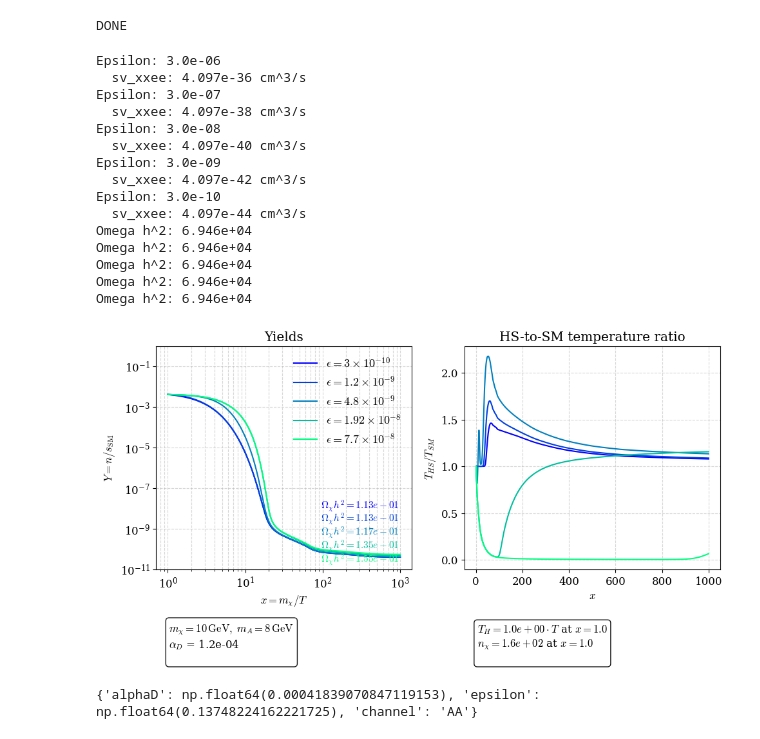
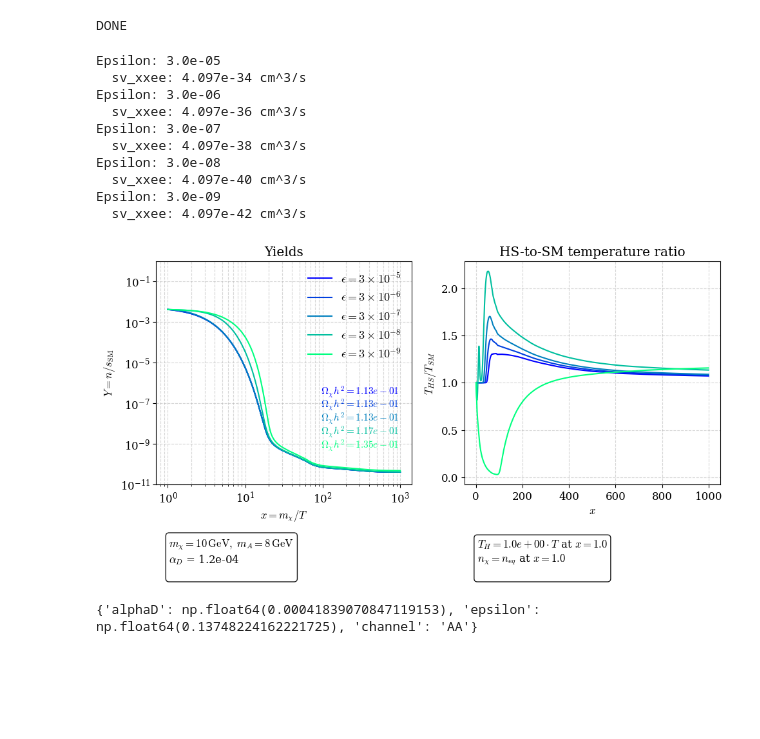
Before and after one commit to charlottemyers/darkphotons, a Jupyter notebook: dark_photon_freezeout_improved.ipynb, the cells around one changed output. Cells and saved outputs as stored; diff of their text form; code cells hidden in the pictures; blank space fills up the shorter version.

```diff
--- a/dark_photon_freezeout_improved.ipynb
+++ b/dark_photon_freezeout_improved.ipynb
@@ -1013,10 +982,9 @@ DONE
 for params in [paramsAe, paramsBe, paramsCe, paramsDe, paramsEe]:
     print("Epsilon: %.1e" % (params["epsilon"],))
     print("  sv_xxee: %.3e cm^3/s" % (params["sv_xxee"] * Gev2_to_cm3s,))
-
-for o in [omegah2Ae, omegah2Be, omegah2Ce, omegah2De, omegah2Ee]:
-    print("Omega h^2: %.3e" % (o,))
 # %% [output]
+Epsilon: 3.0e-05
+  sv_xxee: 4.097e-34 cm^3/s
 Epsilon: 3.0e-06
   sv_xxee: 4.097e-36 cm^3/s
 Epsilon: 3.0e-07
@@ -1025,27 +993,20 @@ Epsilon: 3.0e-08
   sv_xxee: 4.097e-40 cm^3/s
 Epsilon: 3.0e-09
   sv_xxee: 4.097e-42 cm^3/s
-Epsilon: 3.0e-10
-  sv_xxee: 4.097e-44 cm^3/s
-Omega h^2: 6.946e+04
-Omega h^2: 6.946e+04
-Omega h^2: 6.946e+04
-Omega h^2: 6.946e+04
-Omega h^2: 6.946e+04
 # %%
 palette = plt.get_cmap("winter", 5)
 
 runs = [
     {"params": paramsAe, "result": resultsAe,
-     "label": r"$\epsilon = 3\times10^{-10}$", "color": palette(0),   "Omega_h2": omegah2Ae},
+     "label": r"$\epsilon = 3\times10^{-5}$", "color": palette(0),   "Omega_h2": omegah2Ae},
     {"params": paramsBe, "result": resultsBe,
-     "label": r"$\epsilon = 1.2\times10^{-9}$", "color": palette(1),   "Omega_h2": omegah2Be},
+     "label": r"$\epsilon = 3\times10^{-6}$", "color": palette(1),   "Omega_h2": omegah2Be},
     {"params": paramsCe, "result": resultsCe,
-     "label": r"$\epsilon = 4.8\times10^{-9}$", "color": palette(2),  "Omega_h2": omegah2Ce},
+     "label": r"$\epsilon = 3\times10^{-7}$", "color": palette(2),  "Omega_h2": omegah2Ce},
     {"params": paramsDe, "result": resultsDe,
-        "label": r"$\epsilon = 1.92\times10^{-8}$", "color": palette(3),  "Omega_h2": omegah2De},
+        "label": r"$\epsilon = 3\times10^{-8}$", "color": palette(3),  "Omega_h2": omegah2De},
     {"params": paramsEe, "result": resultsEe,
-        "label": r"$\epsilon = 7.7\times10^{-8}$", "color": palette(4),  "Omega_h2": omegah2Ee},
+        "label": r"$\epsilon =  3\times10^{-9}$", "color": palette(4),  "Omega_h2": omegah2Ee},
 ]
 
 # --- CONFIG ---
@@ -1079,7 +1040,7 @@ for i, run in enumerate(runs):
     ax[0].loglog(xs, Ychi, color=c, label=rf"{lbl_run}", ls = "-")
     #ax[0].loglog(xs, YA,   ls=ls, color=col_A,  label=rf"$Y_A$ ({lbl_run})")
 
-    # --- Equilibrium (optional) ---
+    # --- Equilibrium ---
     if show_eq:
         gchi = params.get("gchi", None)
         gA   = params.get("gA",   None)
@@ -1088,11 +1049,11 @@ for i, run in enumerate(runs):
         #ax[0].loglog(xs, Ychi_eq, ":",  alpha=0.6, ls = "--", color = 'grey', label = rf"$Y_{{\chi,eq}}$")
         #ax[0].loglog(xs, YA_eq,   ":", color=col_A,  alpha=0.6, label=rf"$Y_A$")
 
-    # --- Per-run relic abundance box (optional) ---
+    # --- Per-run relic abundance box ---
     if show_relic_boxes and ("Omega_h2" in run):
         omegah2 = get_relic_abundance(Ychi[-1], mchi)
         relic_text = r"$\Omega_\chi h^2 = {:.2e}$".format(omegah2)
-        y_anchor = 0.32 - 0.06*(i % 6)  # stagger to avoid overlap
+        y_anchor = 0.45 - 0.06*(i % 6)  # stagger to avoid overlap
         ax[0].text(
             0.95, y_anchor, relic_text,
             transform=ax[0].transAxes, va='top', ha='right', color = c,
@@ -1119,36 +1080,36 @@ for i, run in enumerate(runs):
         )
 
         ic_param_text = (
     r"$T_H = %.1e \cdot T$ at $x=%.1f$" "\n"
-    r"$n_\chi = %.1e$ at $x=%.1f$" "\n"
-    ) % (Th[0]/T[0], x[0], nchi[0], x[0])
+    r"$n_\chi = n_{eq}$ at $x=%.1f$" "\n"
+    ) % (Th[0]/T[0], x[0], x[0])
         ax[1].text(
             0.05, -0.42, ic_param_text,
             transform=ax[1].transAxes, va='bottom', ha='left',
             bbox=dict(boxstyle='round', facecolor='white', alpha=0.9),
             clip_on=False
         )
 
 # --- Cosmetics ---
 ax[0].set_ylim(*ylims)
 ax[0].set_xlabel(r"$x = m_\chi/T$")
 ax[0].set_ylabel(r"$Y = n/s_{\rm SM}$")
 ax[0].set_title("Yields")
 ax[0].grid(True, which='both', ls='--', alpha=0.5)
 
 ax[1].set_xlabel(r"$x$")
 ax[1].set_ylabel(r"$T_{HS}/T_{SM}$")
 ax[1].set_title("HS-to-SM temperature ratio")
 ax[1].grid(True, which='both', ls='--', alpha=0.5)
 
 ax[0].legend(frameon=False, fontsize=13, ncol=1)
 ax[1].legend(frameon=False, fontsize=13, ncol=1)
 
 
 plt.tight_layout()
 plt.show()
 # %% [output]
-[figure, old version]
+[figure, new version]
 # %%
 # --- thermal xsec target
 SIGMA_TARGET_GEVM2 = 3e-26 * cm3s_to_GeV2
```
Also changed, not shown: parts of 2 cells of this notebook, 1 other file.
